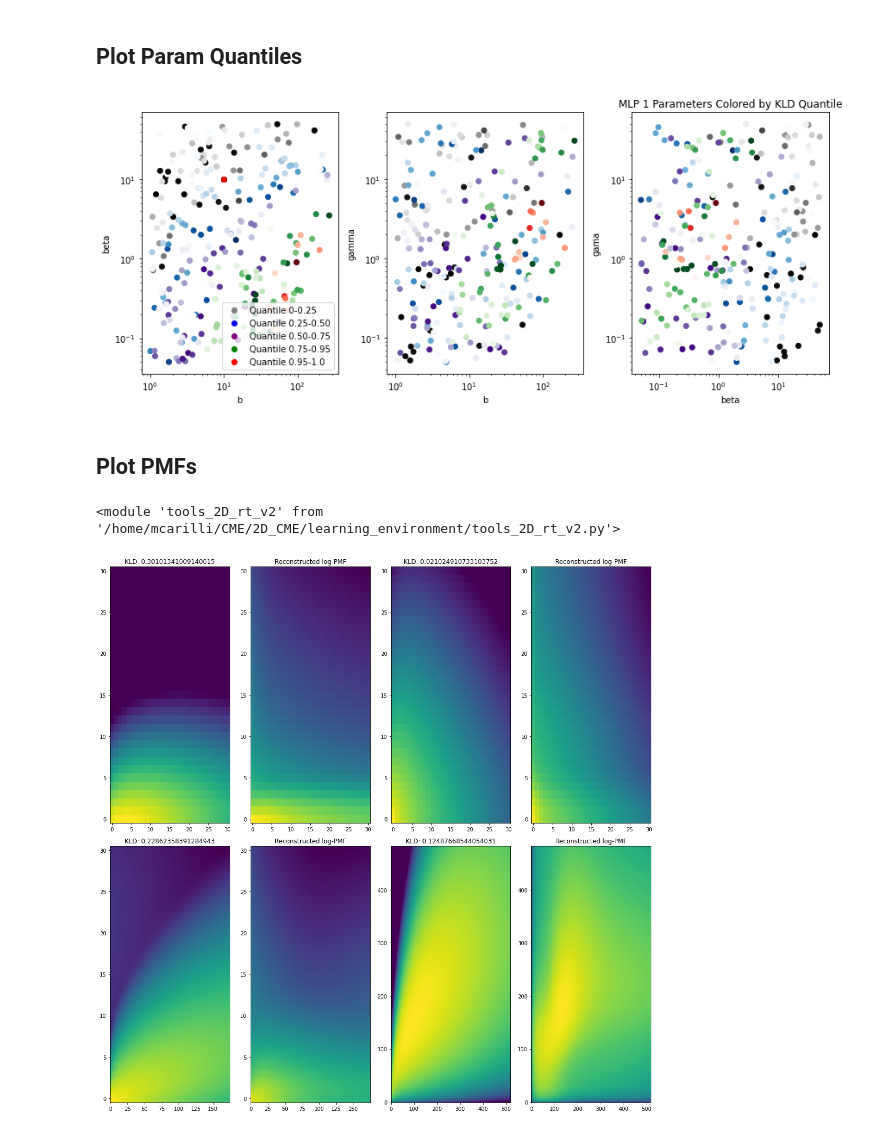
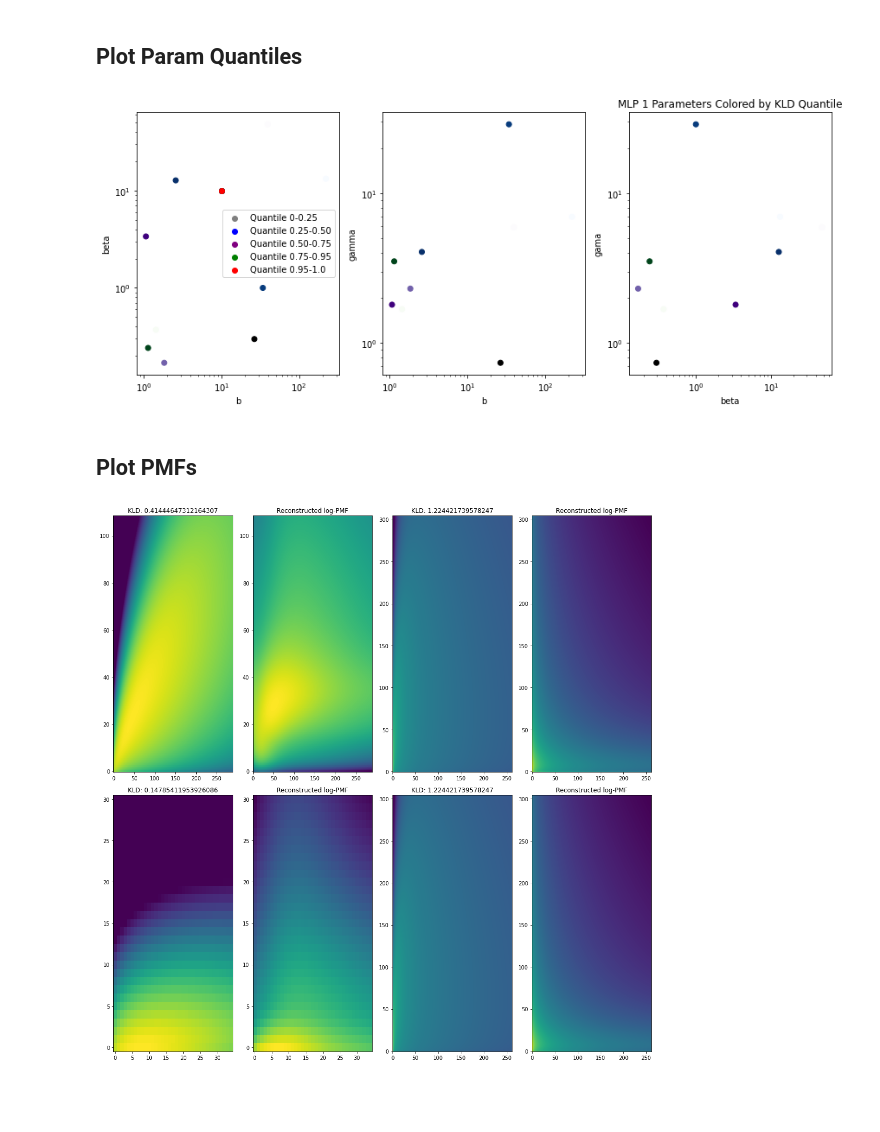
Before and after one commit to mtcarilli/CME_approximations, a Jupyter notebook: 2D/learning_env_affine.ipynb, the cells around one changed output. Cells and saved outputs as stored; diff of their text form; code cells hidden in the pictures; blank space fills up the shorter version.

Commit message:
Affine updates

```diff
--- a/2D/learning_env_affine.ipynb
+++ b/2D/learning_env_affine.ipynb
@@ -32,7 +32,7 @@ If you want to make and store other data files, here is some code:
 # %%
 # define your data path
 
-path =  './training_data_quadvec/'
+path =  '/home/mcarilli/CME/2D_CME/learning_environment/training_data_quadvec/'
 # %%
 set_size = 256
 num_files = 10
@@ -334,7 +214,7 @@ torch.Size([10, 20])
 # %%
 t1 = time.time()
-e,b,t,model = tr2.train_MLP(train_list[0:1],test_list[0:1],num_epochs=1,
-                           npdf=[10,10],batchsize=10,get_ypred_at_RT=get_ypred_at_RT_affine,
+e,b,t,model = tr.train_MLP(train_list[0:20],test_list[0:10],num_epochs=5,
+                           npdf=[10,10],batchsize=10,get_ypred_at_RT=get_ypred_at_RT,
                            metric='kld',learning_rate=1e-3,MLP=1)
 t2 = time.time()
 
@@ -384,11 +243,11 @@ If you have already stored your model, load it in!
 # %%
 # pre-loaded model
 
-path = './dir_03032022/'
-npdf = [10,11]
-model = tr.my_MLP1(3,npdf[0]*npdf[1])
-model.load_state_dict(torch.load(path+'MODEL_kld'))
-model.eval()
+#path = './dir_03032022/'
+#npdf = [10,11]
+#model = tr.my_MLP1(3,npdf[0]*npdf[1])
+#model.load_state_dict(torch.load(path+'MODEL_kld'))
+#model.eval()
 #array = np.load(path+ 'mselog.npy',allow_pickle=True)
 #e = array[0]
 #t = array[1]
@@ -434,8 +278,8 @@ tt.plot_CDF(metrics,metric)
 # %% [markdown]
 ## Plot Param Quantiles
 # %%
-tt.plot_param_quantiles(metrics,train_list,model)
+tt.plot_param_quantiles(metrics,train_list[0:12])
 # %% [output]
-[figure, old version]
+[figure, new version]
 # %% [markdown]
 ## Plot PMFs
@@ -444,9 +286,5 @@ import tools_2D_rt_v2 as tt2
-# %%
-importlib.reload(tt2)
-# %% [output]
-<module 'tools_2D_rt_v2' from '/home/mcarilli/CME/2D_CME/learning_environment/tools_2D_rt_v2.py'>
 # %%
-tt2.plot_PMF_grid(file_list=train_list[0:10],npdf=[10,10],nrows=2,
+tt.plot_PMF_grid(file_list=train_list[0:10],npdf=[10,10],nrows=2,
                  ncols=2,model=model,get_ypred_at_RT=get_ypred_at_RT_affine)
 # %% [output]
-[figure, old version]
+[figure, new version]
```
Also changed, not shown: parts of 26 cells of this notebook.
